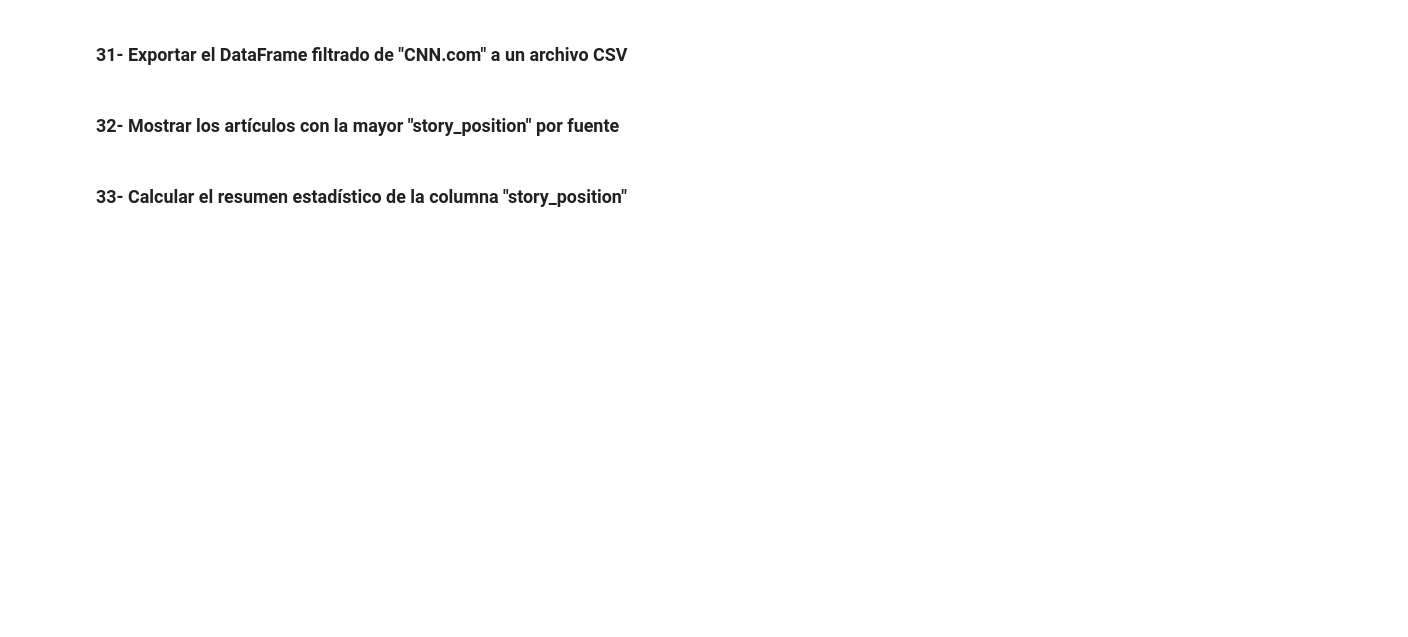
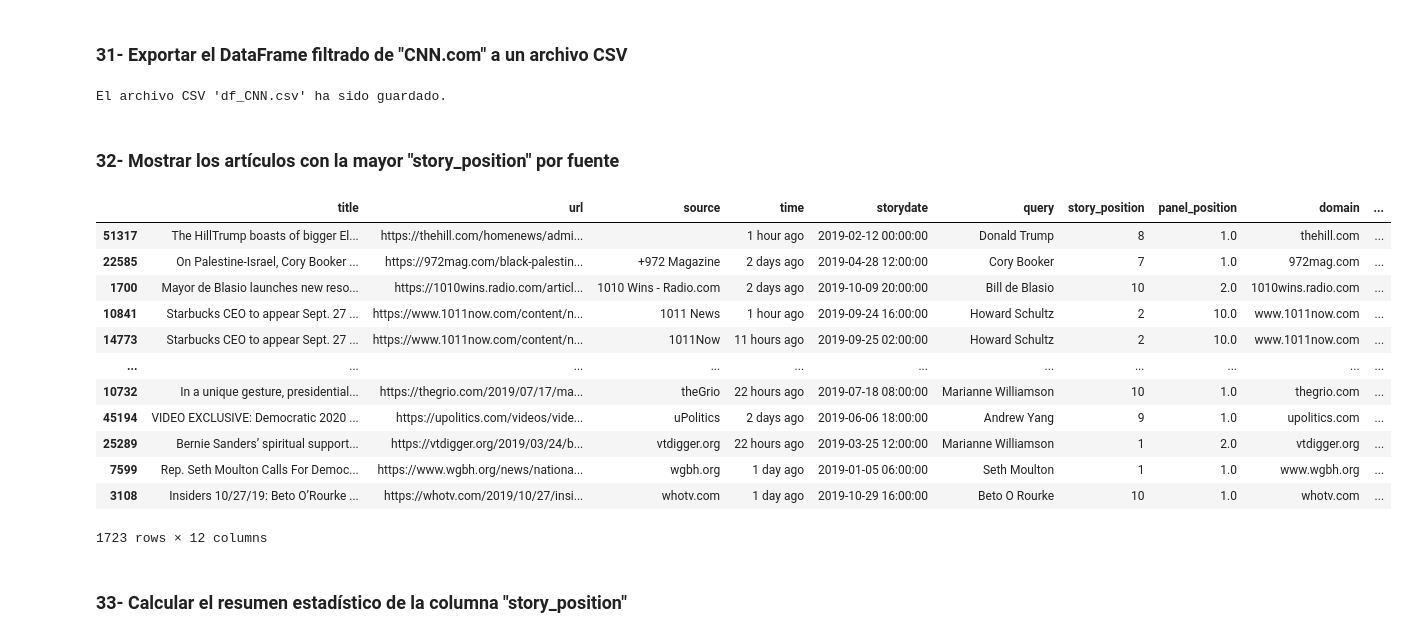
Before and after one commit to mizos0512/RPython, a Jupyter notebook: Notebooks/Clases/P40_JSON.ipynb, the cells around one changed output. Saved outputs shown, nothing was run; the diff lists cells and outputs as text; code cells hidden in the pictures; blank space fills up the shorter version.

```diff
--- a/Notebooks/Clases/P40_JSON.ipynb
+++ b/Notebooks/Clases/P40_JSON.ipynb
@@ -779,6 +857,39 @@ Este histograma es útil para obtener una visión general de cómo están distri
 # %% [markdown]
 ### 31- Exportar el DataFrame filtrado de "CNN.com" a un archivo CSV
+# %%
+import pandas as pd
+
+
+df_CNN.to_csv('df_CNN.csv', index=False)
+
+# Verificar que el archivo se haya guardado correctamente
+print("El archivo CSV 'df_CNN.csv' ha sido guardado.")
+# %% [output]
+El archivo CSV 'df_CNN.csv' ha sido guardado.
 # %% [markdown]
 ### 32- Mostrar los artículos con la mayor "story_position" por fuente
+# %%
+import pandas as pd
+
+max_story_position = df.groupby('source')['story_position'].idxmax()
+
+# Seleccionar las filas con estos índices
+result = df.loc[max_story_position]
+
+result
+# %% [output]
+|  | title | url | source | time | storydate | query | story_position | panel_position | domain | ... |
+| 51317 | The HillTrump boasts of bigger El... | https://thehill.com/homenews/admi... |  | 1 hour ago | 2019-02-12 00:00:00 | Donald Trump | 8 | 1.0 | thehill.com | ... |
+| 22585 | On Palestine-Israel, Cory Booker ... | https://972mag.com/black-palestin... | +972 Magazine | 2 days ago | 2019-04-28 12:00:00 | Cory Booker | 7 | 1.0 | 972mag.com | ... |
+| 1700 | Mayor de Blasio launches new reso... | https://1010wins.radio.com/articl... | 1010 Wins - Radio.com | 2 days ago | 2019-10-09 20:00:00 | Bill de Blasio | 10 | 2.0 | 1010wins.radio.com | ... |
+| 10841 | Starbucks CEO to appear Sept. 27 ... | https://www.1011now.com/content/n... | 1011 News | 1 hour ago | 2019-09-24 16:00:00 | Howard Schultz | 2 | 10.0 | www.1011now.com | ... |
+| 14773 | Starbucks CEO to appear Sept. 27 ... | https://www.1011now.com/content/n... | 1011Now | 11 hours ago | 2019-09-25 02:00:00 | Howard Schultz | 2 | 10.0 | www.1011now.com | ... |
+| ... | ... | ... | ... | ... | ... | ... | ... | ... | ... | ... |
+| 10732 | In a unique gesture, presidential... | https://thegrio.com/2019/07/17/ma... | theGrio | 22 hours ago | 2019-07-18 08:00:00 | Marianne Williamson | 10 | 1.0 | thegrio.com | ... |
+| 45194 | VIDEO EXCLUSIVE: Democratic 2020 ... | https://upolitics.com/videos/vide... | uPolitics | 2 days ago | 2019-06-06 18:00:00 | Andrew Yang | 9 | 1.0 | upolitics.com | ... |
+| 25289 | Bernie Sanders’ spiritual support... | https://vtdigger.org/2019/03/24/b... | vtdigger.org | 22 hours ago | 2019-03-25 12:00:00 | Marianne Williamson | 1 | 2.0 | vtdigger.org | ... |
+| 7599 | Rep. Seth Moulton Calls For Democ... | https://www.wgbh.org/news/nationa... | wgbh.org | 1 day ago | 2019-01-05 06:00:00 | Seth Moulton | 1 | 1.0 | www.wgbh.org | ... |
+| 3108 | Insiders 10/27/19: Beto O’Rourke ... | https://whotv.com/2019/10/27/insi... | whotv.com | 1 day ago | 2019-10-29 16:00:00 | Beto O Rourke | 10 | 1.0 | whotv.com | ... |
+1723 rows × 12 columns
 # %% [markdown]
 ### 33- Calcular el resumen estadístico de la columna "story_position"
```
Also changed, not shown: parts of 12 cells of this notebook, 1 other file.
